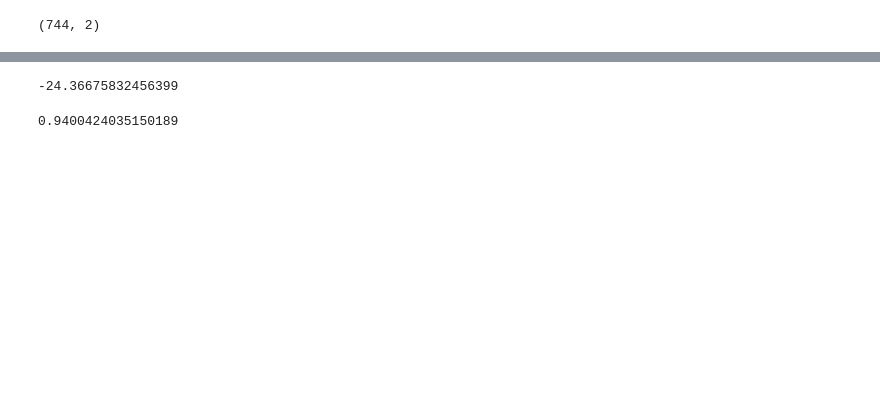
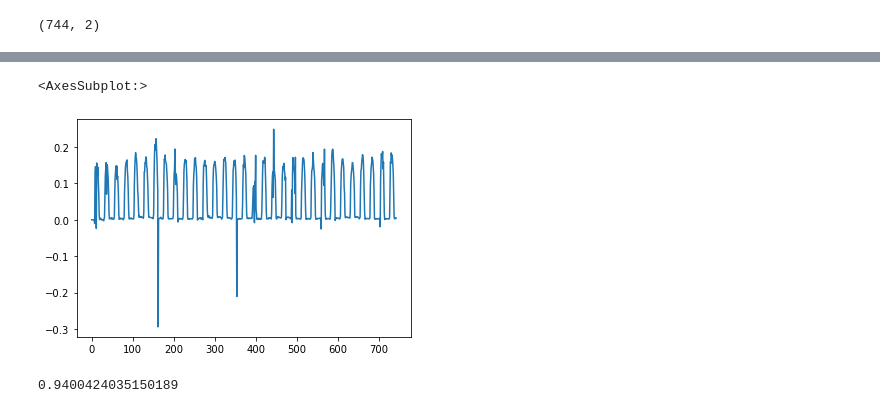
Before and after one commit to saeranv/astrobot, a Jupyter notebook: experiments/uwg/check_roof_alb.ipynb, the cells around one changed output, grey strips where cells are left out. Drawn from its saved outputs; the diff is of its cells as text; code cells hidden in the pictures; blank space fills up the shorter version.

```diff
--- a/experiments/uwg/check_roof_alb.ipynb
+++ b/experiments/uwg/check_roof_alb.ipynb
@@ -58,8 +97,10 @@ print(df.shape)
 # %%
 df['subt'] = df.d1 - df.d2
-df.subt.values.sum()
+#df.subt.values#.sum()
+df.subt.plot()
 # %% [output]
--24.36675832456399
+<AxesSubplot:>
+[figure, added]
 # %%
 # #from uwg import Element
 
```
Also changed, not shown: parts of 5 cells of this notebook, 3 other files.
